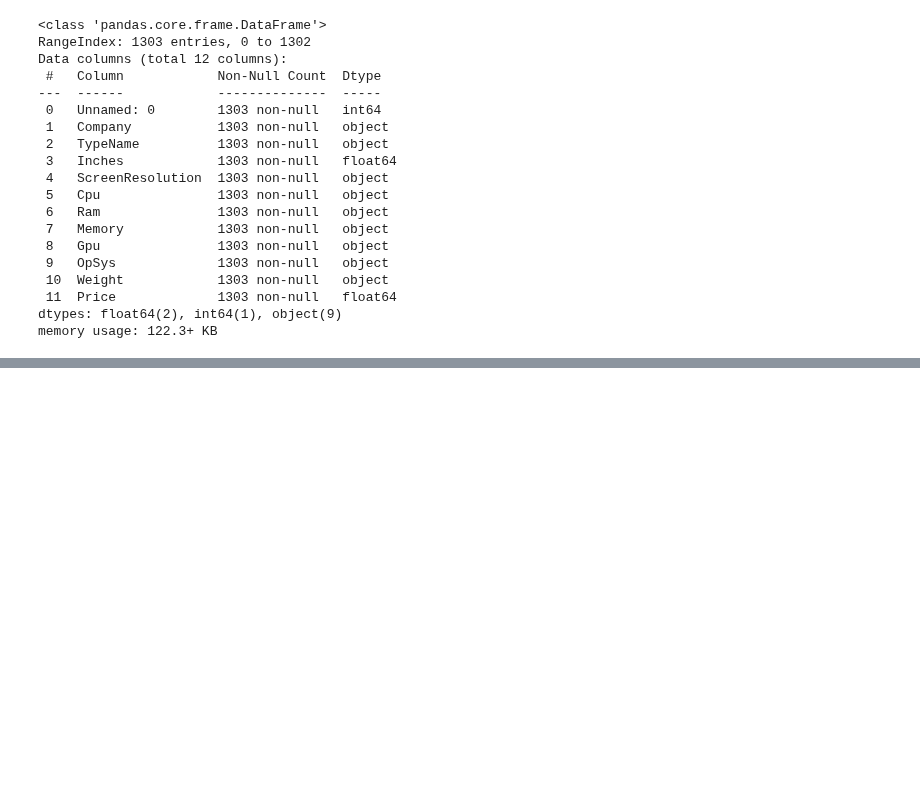
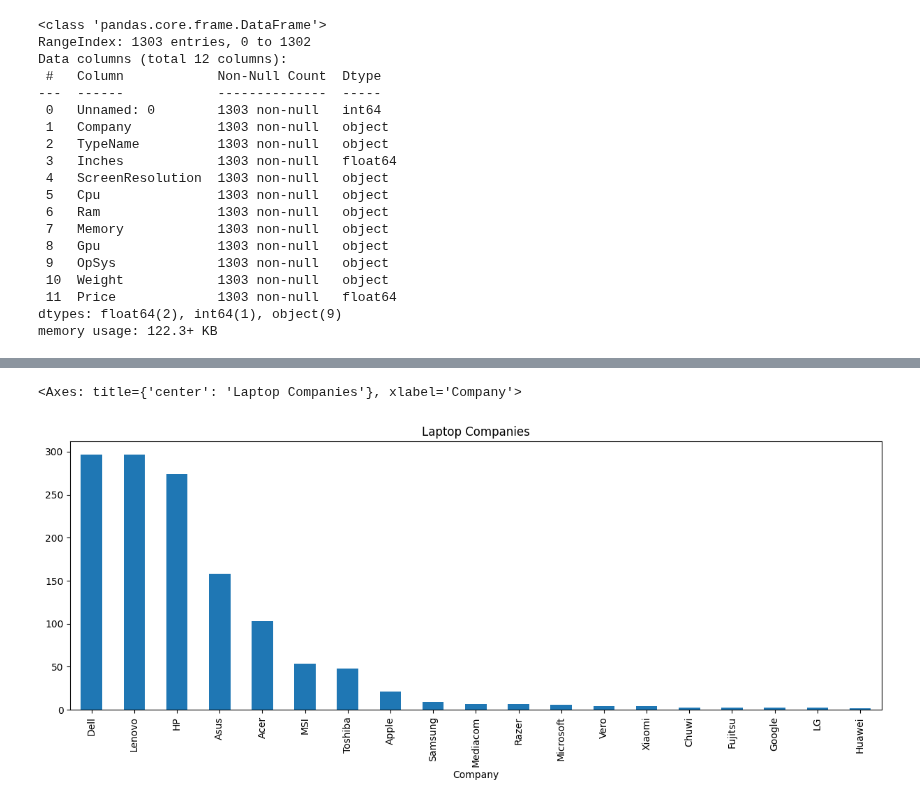
Before and after one commit to Ddasunsandeepa/laptop_price_predictor_project, a Jupyter notebook: notebooks/FC212034_Kishgintharaam/Data_Preprocessing.ipynb, the cells around one changed output, grey strips where cells are left out. Drawn from its saved outputs; the diff is of its cells as text; code cells hidden in the pictures; blank space fills up the shorter version.

```diff
--- a/notebooks/FC212034_Kishgintharaam/Data_Preprocessing.ipynb
+++ b/notebooks/FC212034_Kishgintharaam/Data_Preprocessing.ipynb
@@ -181,0 +137,5 @@ Current exchange rate: 1 INR = 3.5 LKR
+# %%
+df['Company'].value_counts().plot(kind='bar', figsize=(15, 5), title='Laptop Companies')
+# %% [output]
+<Axes: title={'center': 'Laptop Companies'}, xlabel='Company'>
+[figure, added]
```
Also changed, not shown: parts of 31 cells of this notebook, 10 other files.
